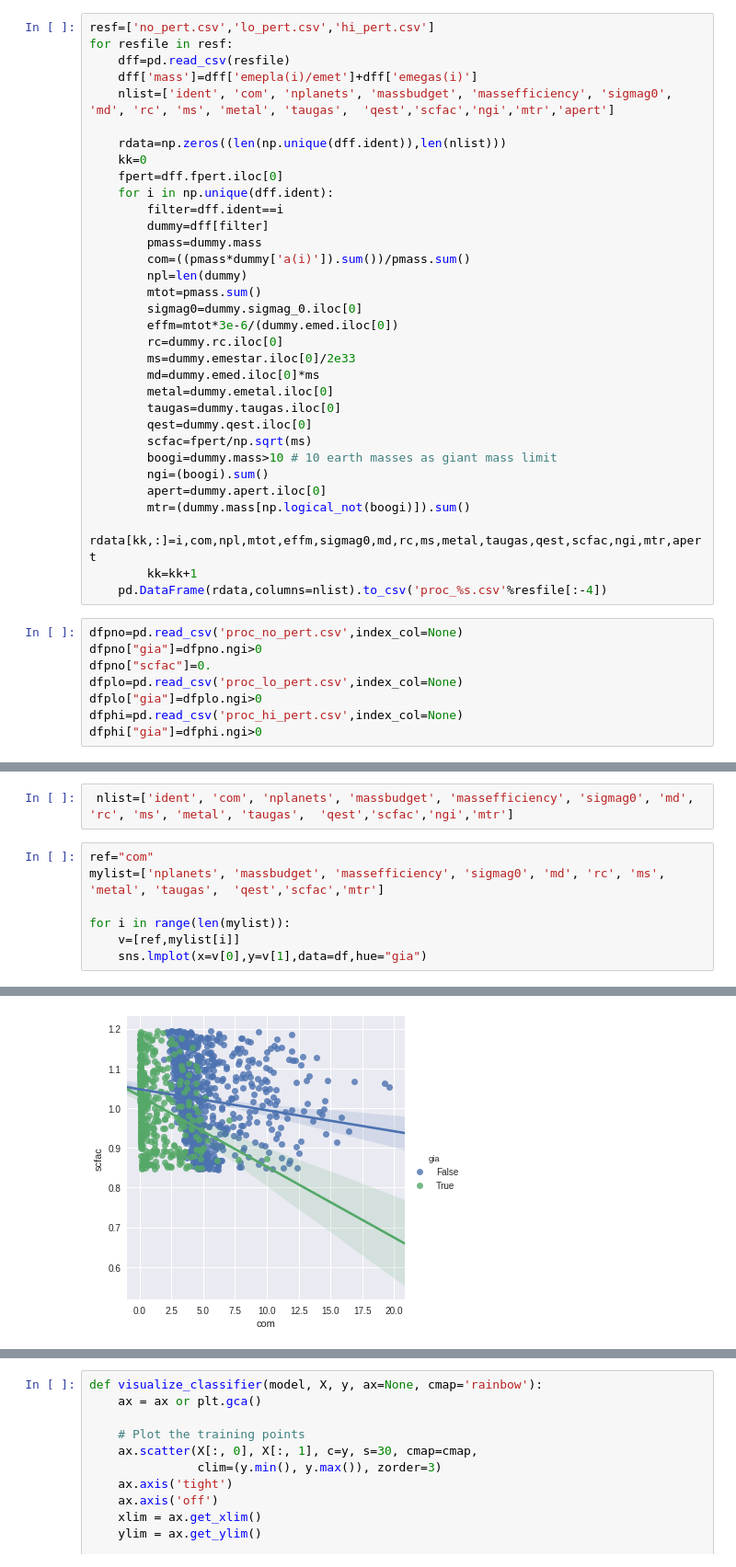
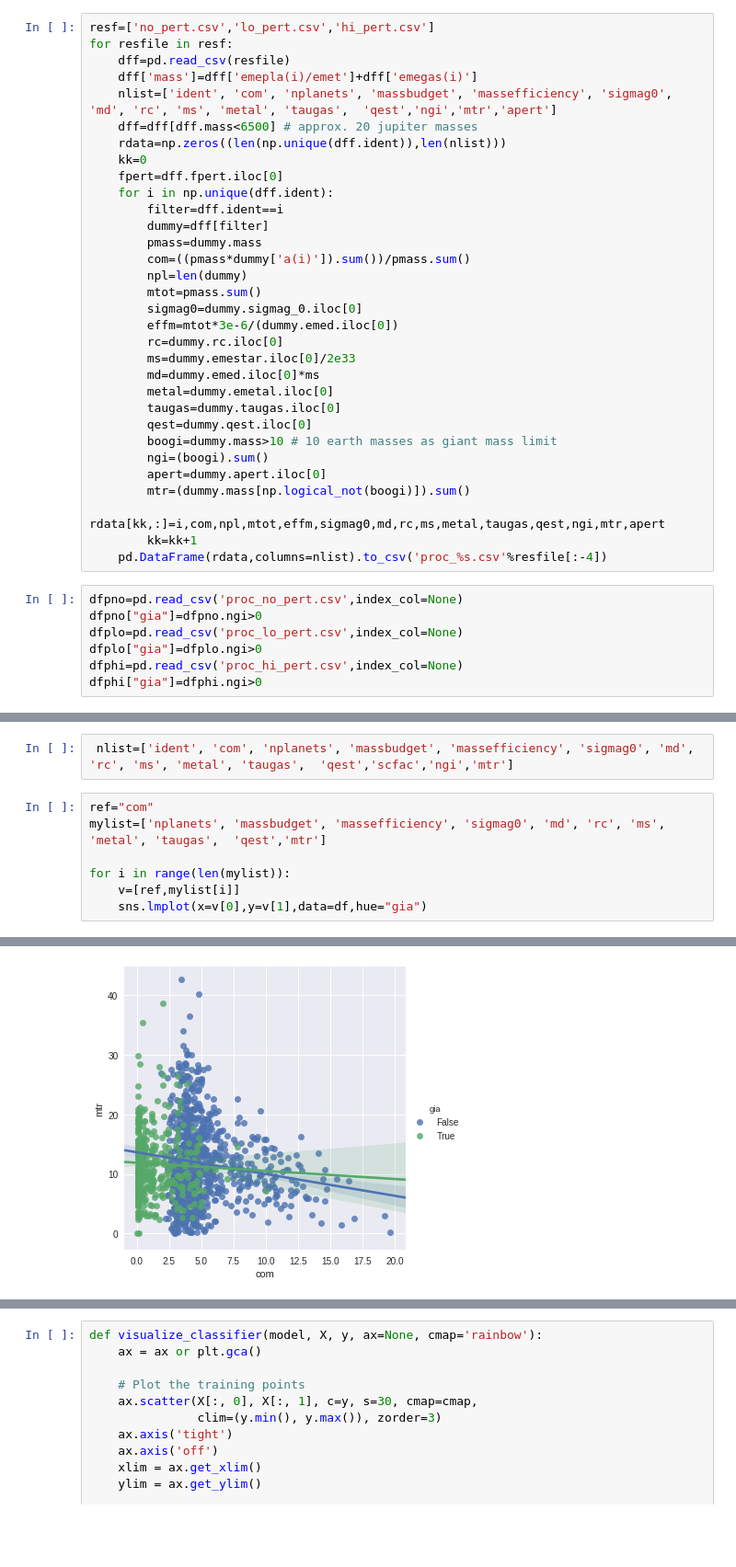
Before and after one commit to saint-germain/planetas_datos, a Jupyter notebook: better_processing.ipynb, the cells around one changed output, grey strips where cells are left out. Shown at 92% size. Saved outputs shown, nothing was run; the diff lists cells and outputs as text; blank space fills up the shorter version.

```diff
--- a/better_processing.ipynb
+++ b/better_processing.ipynb
@@ -16,8 +16,8 @@ resf=['no_pert.csv','lo_pert.csv','hi_pert.csv']
 for resfile in resf:
     dff=pd.read_csv(resfile)
     dff['mass']=dff['emepla(i)/emet']+dff['emegas(i)']
-    nlist=['ident', 'com', 'nplanets', 'massbudget', 'massefficiency', 'sigmag0', 'md', 'rc', 'ms', 'metal', 'taugas',  'qest','scfac','ngi','mtr','apert']
-
+    nlist=['ident', 'com', 'nplanets', 'massbudget', 'massefficiency', 'sigmag0', 'md', 'rc', 'ms', 'metal', 'taugas',  'qest','ngi','mtr','apert']
+    dff=dff[dff.mass<6500] # approx. 20 jupiter masses
     rdata=np.zeros((len(np.unique(dff.ident)),len(nlist)))
     kk=0
     fpert=dff.fpert.iloc[0]
@@ -36,18 +36,16 @@ for resfile in resf:
         metal=dummy.emetal.iloc[0]
         taugas=dummy.taugas.iloc[0]
         qest=dummy.qest.iloc[0]
-        scfac=fpert/np.sqrt(ms)
         boogi=dummy.mass>10 # 10 earth masses as giant mass limit
         ngi=(boogi).sum()
         apert=dummy.apert.iloc[0]
         mtr=(dummy.mass[np.logical_not(boogi)]).sum()
-        rdata[kk,:]=i,com,npl,mtot,effm,sigmag0,md,rc,ms,metal,taugas,qest,scfac,ngi,mtr,apert
+        rdata[kk,:]=i,com,npl,mtot,effm,sigmag0,md,rc,ms,metal,taugas,qest,ngi,mtr,apert
         kk=kk+1
     pd.DataFrame(rdata,columns=nlist).to_csv('proc_%s.csv'%resfile[:-4])
 # %%
 dfpno=pd.read_csv('proc_no_pert.csv',index_col=None)
 dfpno["gia"]=dfpno.ngi>0
-dfpno["scfac"]=0.
 dfplo=pd.read_csv('proc_lo_pert.csv',index_col=None)
 dfplo["gia"]=dfplo.ngi>0
 dfphi=pd.read_csv('proc_hi_pert.csv',index_col=None)
@@ -93,7 +91,7 @@ ax=sns.jointplot(x=v[0], y=v[1], data=df,kind="kde",stat_func=None,xlim=(xmin,xm
  nlist=['ident', 'com', 'nplanets', 'massbudget', 'massefficiency', 'sigmag0', 'md', 'rc', 'ms', 'metal', 'taugas',  'qest','scfac','ngi','mtr']
 # %%
 ref="com"
-mylist=['nplanets', 'massbudget', 'massefficiency', 'sigmag0', 'md', 'rc', 'ms', 'metal', 'taugas',  'qest','scfac','mtr']
+mylist=['nplanets', 'massbudget', 'massefficiency', 'sigmag0', 'md', 'rc', 'ms', 'metal', 'taugas',  'qest','mtr']
 
 for i in range(len(mylist)):
     v=[ref,mylist[i]]
@@ -111,2 +109,2 @@ for i in range(len(mylist)):
 [figure]
-[figure, old version]
+[figure, new version]
```
Also changed, not shown: parts of 8 cells of this notebook, 8 other files.
